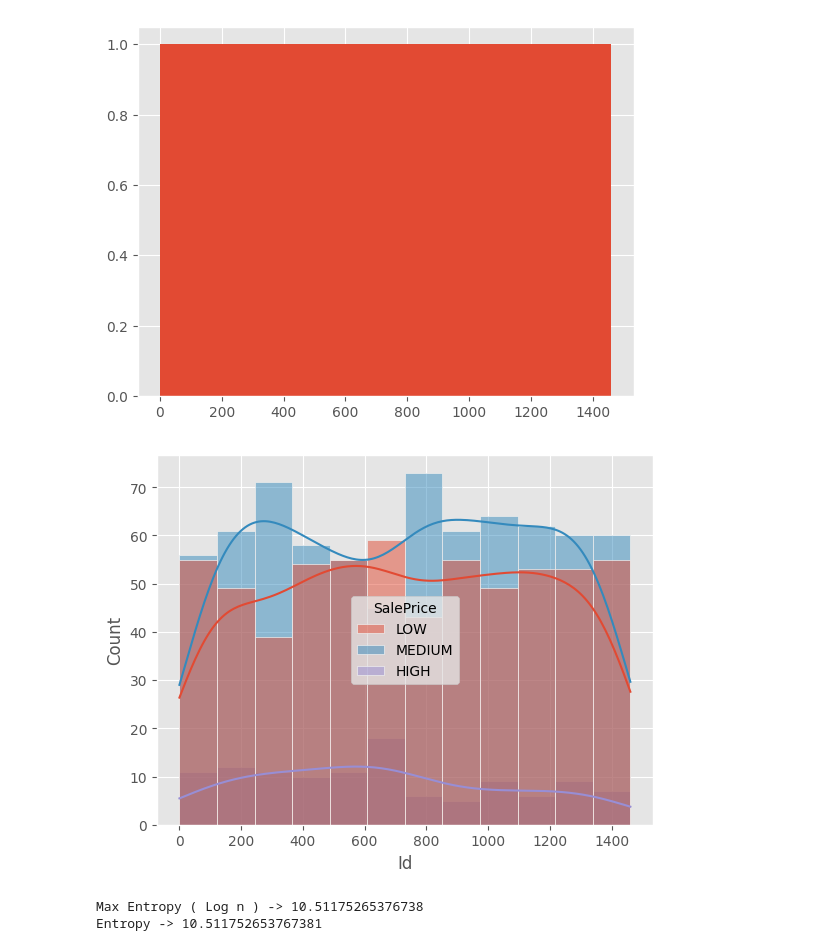
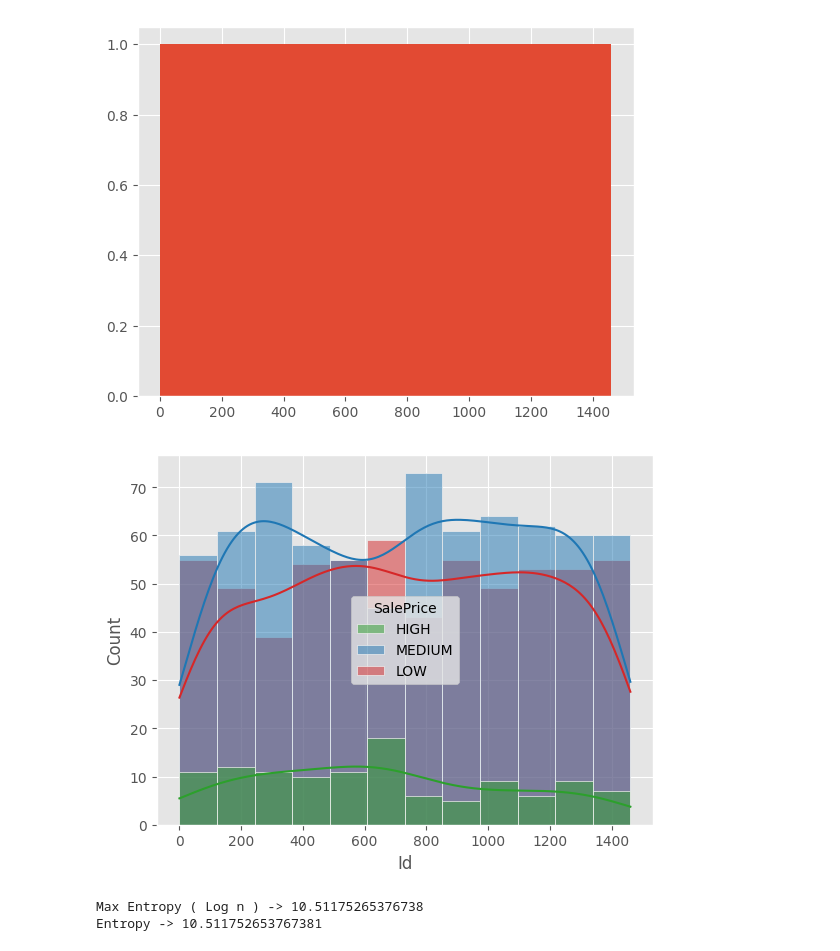
Before and after one commit to gvnberaldi/HousePricePrediction, a Jupyter notebook: Mbusu_project.ipynb, the cells around one changed output. Saved outputs shown, nothing was run; the diff lists cells and outputs as text; code cells hidden in the pictures.

Commit message:
added notes, and function for automating plots

```diff
--- a/Mbusu_project.ipynb
+++ b/Mbusu_project.ipynb
@@ -15,6 +15,14 @@ from scipy.stats import entropy
 import math
 import sys
 plt.style.use('ggplot')
+
+
+hue_order = ["HIGH","MEDIUM","LOW"]
+palette = {
+    'LOW': 'tab:red',
+    'MEDIUM': 'tab:blue',
+    'HIGH': 'tab:green',
+}
 # %% [markdown]
 #### INFORMATION GAIN FUNTION
 # %%
@@ -40,3 +64,8 @@ def IG(df, target, attribute):
+# %%
+
+def histplot(df,target, attribute):
+    sb.histplot(x = df[attribute], hue = target, data = df, kde=True , hue_order = hue_order, palette = palette)
+    plt.show()
 # %% [markdown]
 #### Read data
 # %%
@@ -113,11 +142,10 @@ plt.hist(df["Id"], bins= len(df))
         1.45800137e+03, 1.45900068e+03, 1.46000000e+03]),
  <BarContainer object of 1460 artists>)
 [figure]
-# %%
-sb.histplot(x = df["Id"], hue = 'SalePrice', data = df, kde=True)
-plt.show()
-# %% [output]
-[figure, removed]
+# %%
+histplot(df,'SalePrice',"Id")
+# %% [output]
+[figure, added]
 # %%
 print("Max Entropy ( Log n ) -> " + str(math.log(len(df), 2)))
 
```
Also changed, not shown: parts of 21 cells of this notebook, 1 other file.
